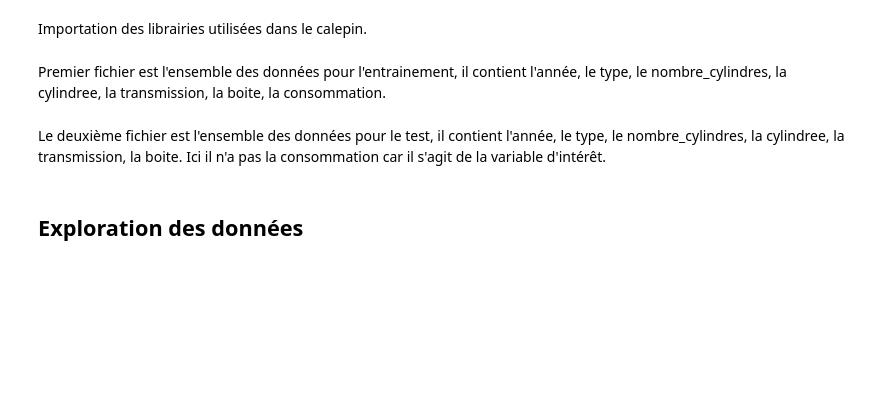
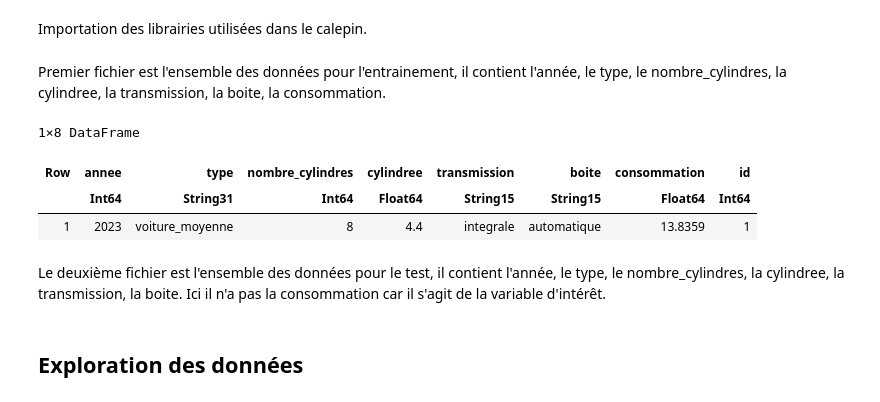
Before and after one commit to Antoine-Lafrance/concours-mth3302, a Jupyter notebook: main.ipynb, the cells around one changed output. Cells and saved outputs as stored; diff of their text form; code cells hidden in the pictures; blank space fills up the shorter version.

```diff
--- a/main.ipynb
+++ b/main.ipynb
@@ -21,7 +21,15 @@ using CSV, DataFrames, Statistics, Dates, Gadfly, Combinatorics
 Premier fichier est l'ensemble des données pour l'entrainement, il contient l'année, le type, le nombre_cylindres, la cylindree, la transmission, la boite, la consommation.
 # %%
 trainData = CSV.read("./data/train.csv", DataFrame)
+trainData.consommation = parse.(Float64,replace.(trainData.consommation, "," => "."))
+trainData.cylindree = parse.(Float64,replace.(trainData.cylindree, "," => "."))
+trainData[!, :id] = 1:nrow(trainData)
 first(trainData, 1)
+# %% [output]
+1×8 DataFrame
+| Row | annee | type | nombre_cylindres | cylindree | transmission | boite | consommation | id |
+|  | Int64 | String31 | Int64 | Float64 | String15 | String15 | Float64 | Int64 |
+| 1 | 2023 | voiture_moyenne | 8 | 4.4 | integrale | automatique | 13.8359 | 1 |
 # %% [markdown]
 Le deuxième fichier est l'ensemble des données pour le test, il contient l'année, le type, le nombre_cylindres, la cylindree, la transmission, la boite. Ici il n'a pas la consommation car il s'agit de la variable d'intérêt.
 # %%
```
Also changed, not shown: parts of 31 cells of this notebook.
